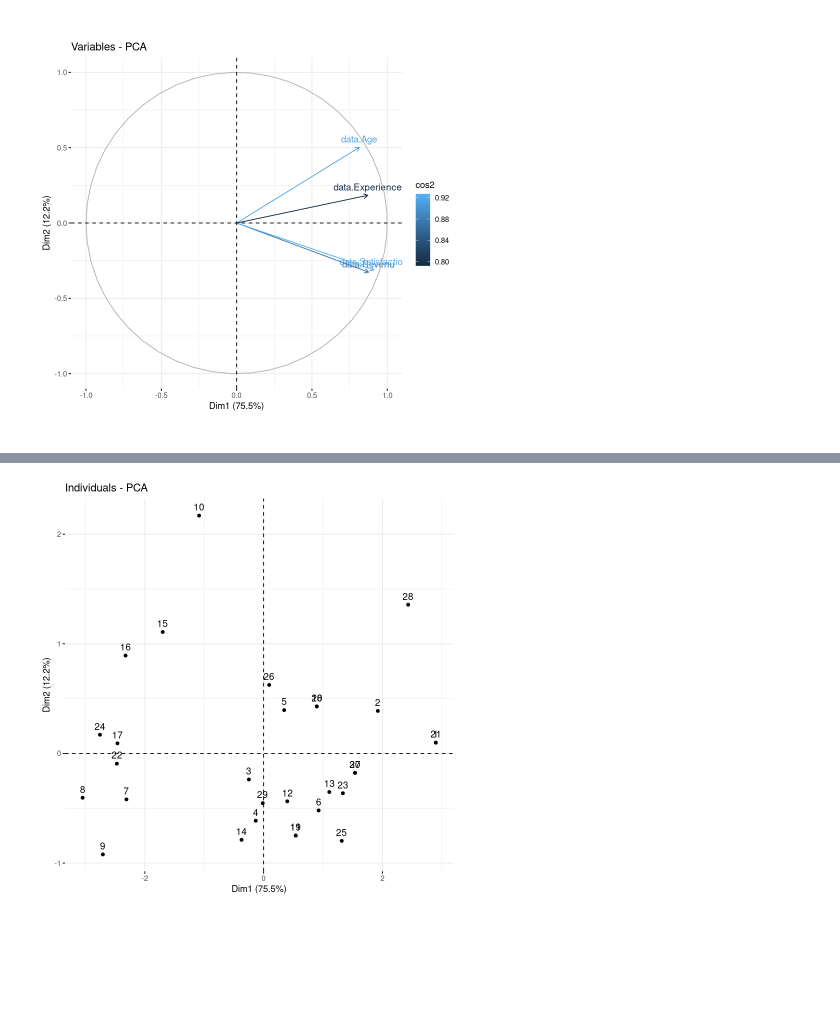
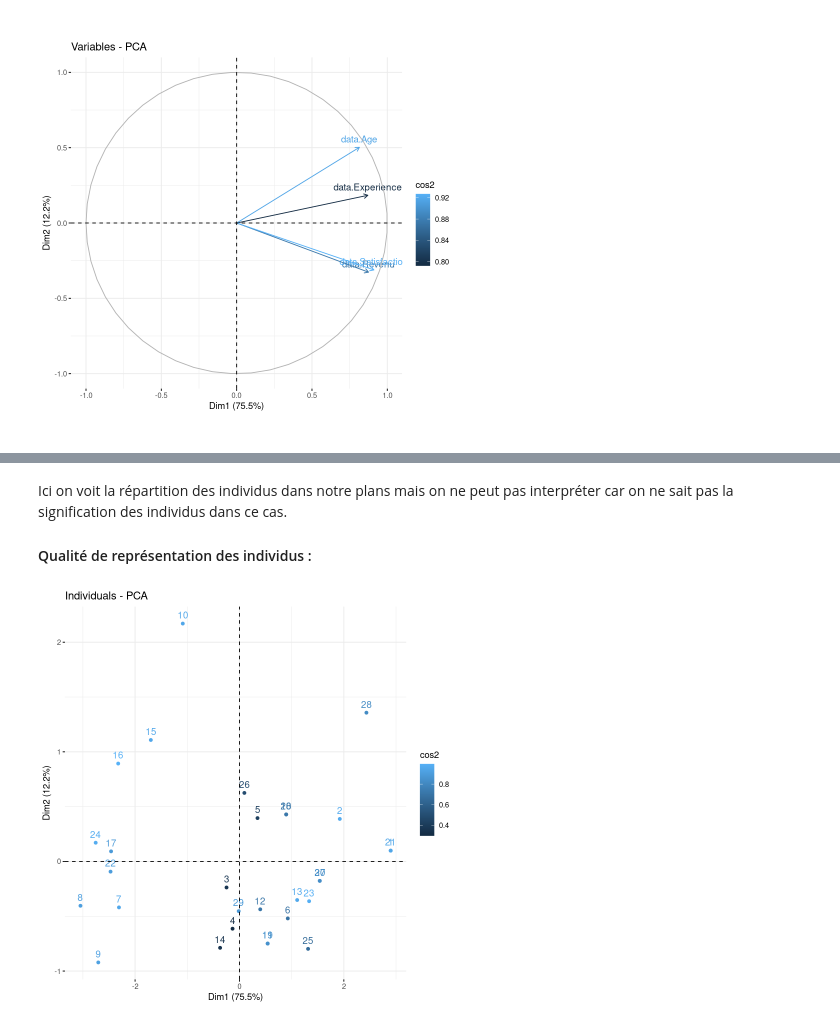
Before and after one commit to akram-elgh/Master-AIDC, a Jupyter notebook: sad/Revision/Revision.ipynb, the cells around one changed output, grey strips where cells are left out. Drawn from its saved outputs; the diff is of its cells as text; code cells hidden in the pictures; blank space fills up the shorter version.

```diff
--- a/sad/Revision/Revision.ipynb
+++ b/sad/Revision/Revision.ipynb
@@ -971,4 +1031,8 @@ fviz_pca_var(res.acp, choice = "col", col.var = "cos2", axes = c(1, 2))
+# %% [markdown]
+Ici on voit la répartition des individus dans notre plans mais on ne peut pas interpréter car on ne sait pas la signification des individus dans ce cas.
+
+#### Qualité de représentation des individus :
 # %%
-fviz_pca_ind(res.acp, choice = "col", col.var = "cos2", axes = c(1, 2))
+fviz_pca_ind(res.acp, choice = "ind", col.ind = "cos2", axes = c(1, 2))
 # %% [output]
-[figure, old version]
+[figure, new version]
```
Also changed, not shown: parts of 48 cells of this notebook.
